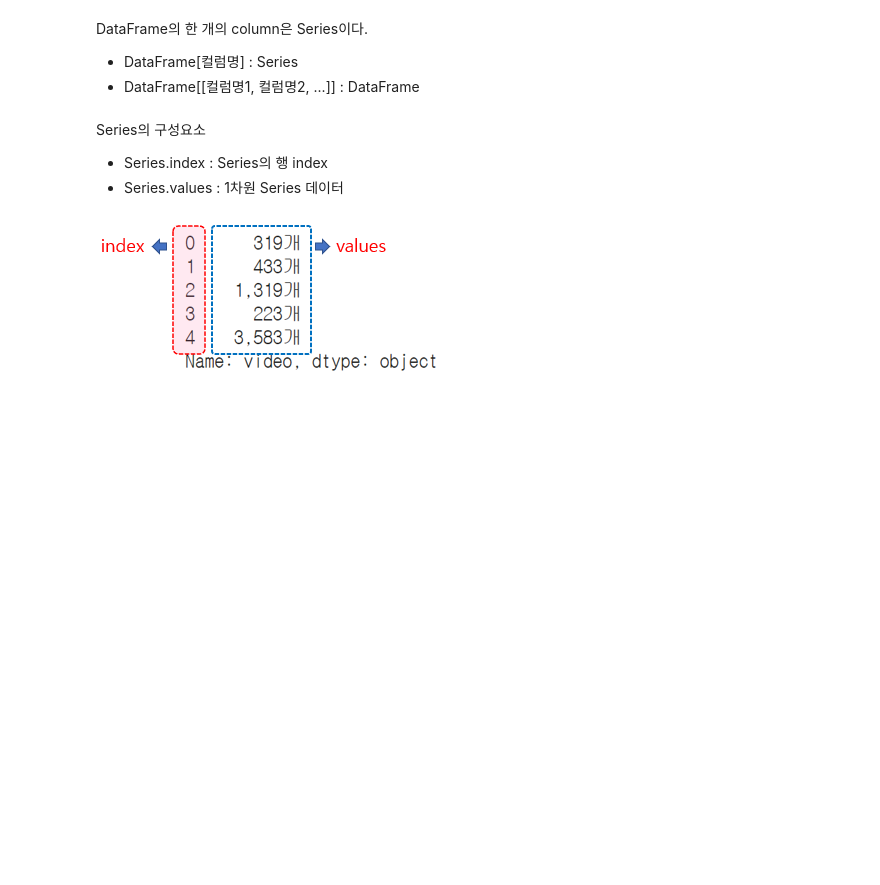
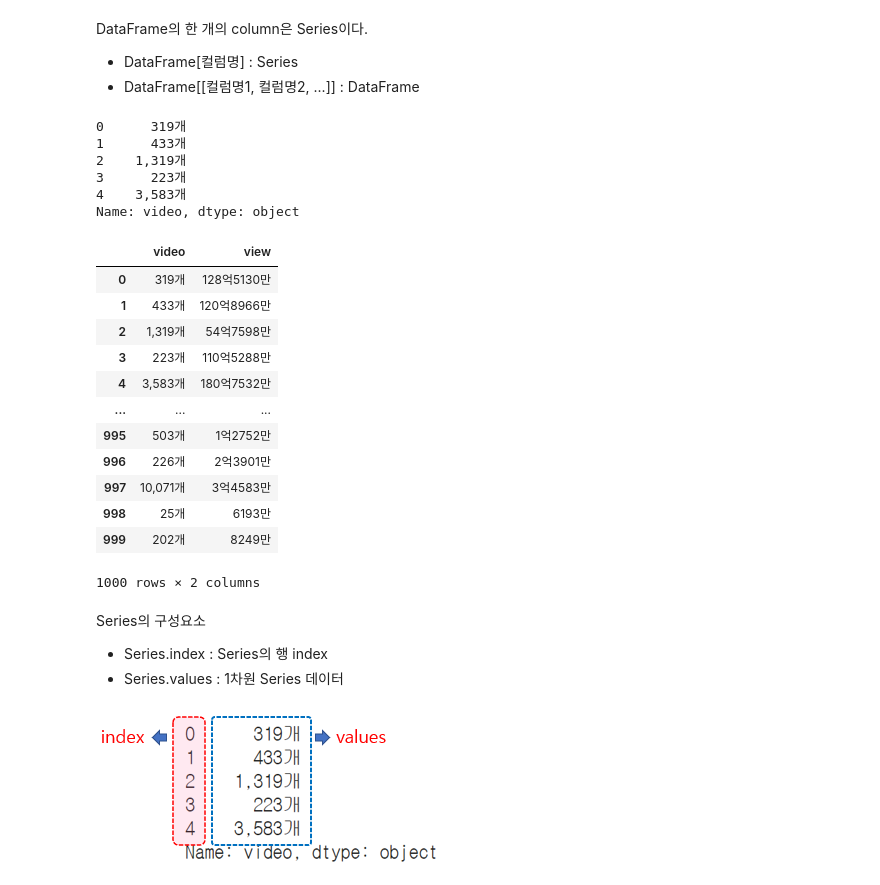
Before and after one commit to choiyun9yu/DataAnalysis, a Jupyter notebook: 빅분기 실기 자료/eduatoz/02. 판다스/[pandas_01]_youtube_LAB.ipynb, the cells around one changed output. Drawn from its saved outputs; the diff is of its cells as text; code cells hidden in the pictures; blank space fills up the shorter version.

```diff
--- a/빅분기 실기 자료/eduatoz/02. 판다스/[pandas_01]_youtube_LAB.ipynb
+++ b/빅분기 실기 자료/eduatoz/02. 판다스/[pandas_01]_youtube_LAB.ipynb
@@ -100,6 +145,33 @@ DataFrame의 한 개의 column은 Series이다.
 # %%
 # [1-8] 데이터프레임의 'video' 컬럼의 내용 중 첫 5개 행을 출력합니다.
 # dtype : 'object' -> 문자열
+df['video'].head()
+# %% [output]
+0      319개
+1      433개
+2    1,319개
+3      223개
+4    3,583개
+Name: video, dtype: object
+# %%
+temp = df[['video', 'view']]
+temp
+# 첫번째 대괄호는 인덱싱 하자는 의미
+# 두번째 안에 대괄호는 목록을 리스트로 나열한다는 의미
+# %% [output]
+|  | video | view |
+| 0 | 319개 | 128억5130만 |
+| 1 | 433개 | 120억8966만 |
+| 2 | 1,319개 | 54억7598만 |
+| 3 | 223개 | 110억5288만 |
+| 4 | 3,583개 | 180억7532만 |
+| ... | ... | ... |
+| 995 | 503개 | 1억2752만 |
+| 996 | 226개 | 2억3901만 |
+| 997 | 10,071개 | 3억4583만 |
+| 998 | 25개 | 6193만 |
+| 999 | 202개 | 8249만 |
+1000 rows × 2 columns
 # %% [markdown]
 Series의 구성요소
 - Series.index : Series의 행 index
```
Also changed, not shown: parts of 51 cells of this notebook, 6 other files.
